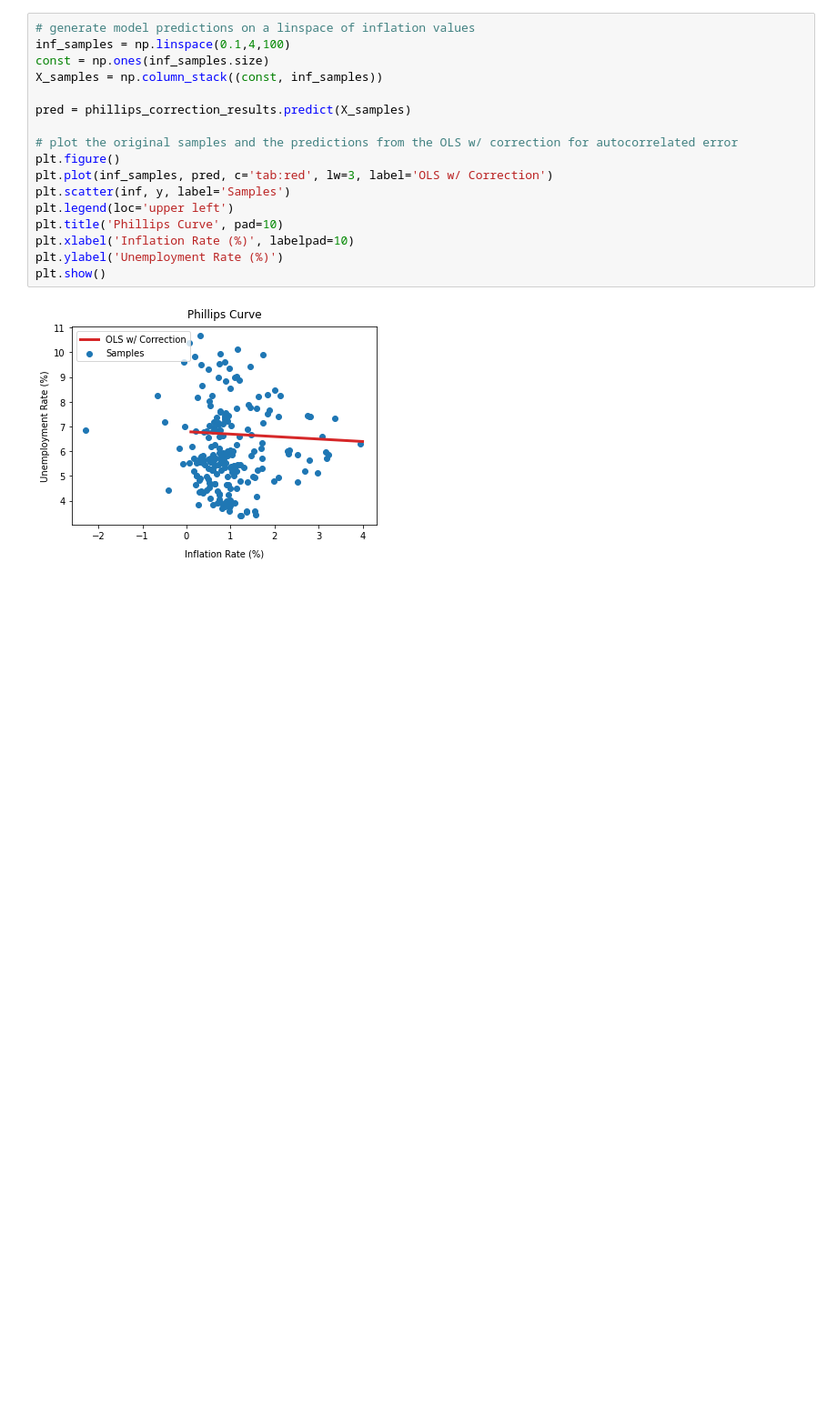
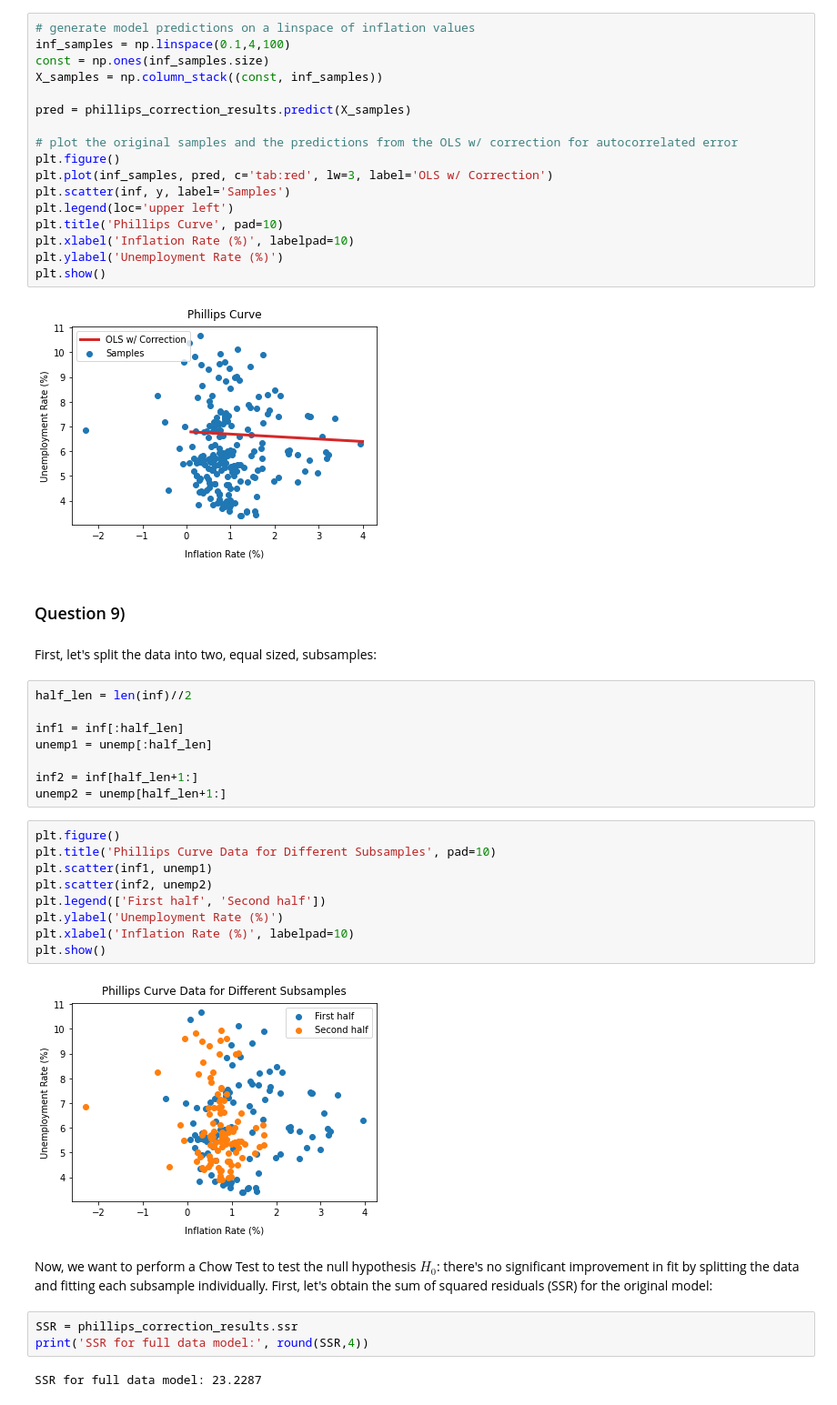
Before and after one commit to lucasbarretto/MODS202, a Jupyter notebook: Projet2/Projet2.ipynb, the cells around one changed output. Shown at 91% size. Cells and saved outputs as stored; diff of their text form; blank space fills up the shorter version.

Commit message:
finished part 2 - questions + comments

```diff
--- a/Projet2/Projet2.ipynb
+++ b/Projet2/Projet2.ipynb
@@ -321,3 +339,33 @@ plt.ylabel('Unemployment Rate (%)')
 plt.show()
 # %% [output]
 [figure]
+# %% [markdown]
+### Question 9)
+# %% [markdown]
+First, let's split the data into two, equal sized, subsamples:
+# %%
+half_len = len(inf)//2
+
+inf1 = inf[:half_len]
+unemp1 = unemp[:half_len]
+
+inf2 = inf[half_len+1:]
+unemp2 = unemp[half_len+1:]
+# %%
+plt.figure()
+plt.title('Phillips Curve Data for Different Subsamples', pad=10)
+plt.scatter(inf1, unemp1)
+plt.scatter(inf2, unemp2)
+plt.legend(['First half', 'Second half'])
+plt.ylabel('Unemployment Rate (%)')
+plt.xlabel('Inflation Rate (%)', labelpad=10)
+plt.show()
+# %% [output]
+[figure, added]
+# %% [markdown]
+Now, we want to perform a Chow Test to test the null hypothesis $H_0$: there's no significant improvement in fit by splitting the data and fitting each subsample individually. First, let's obtain the sum of squared residuals (SSR) for the original model:
+# %%
+SSR = phillips_correction_results.ssr
+print('SSR for full data model:', round(SSR,4))
+# %% [output]
+SSR for full data model: 23.2287
```
Also changed, not shown: parts of 31 cells of this notebook.
